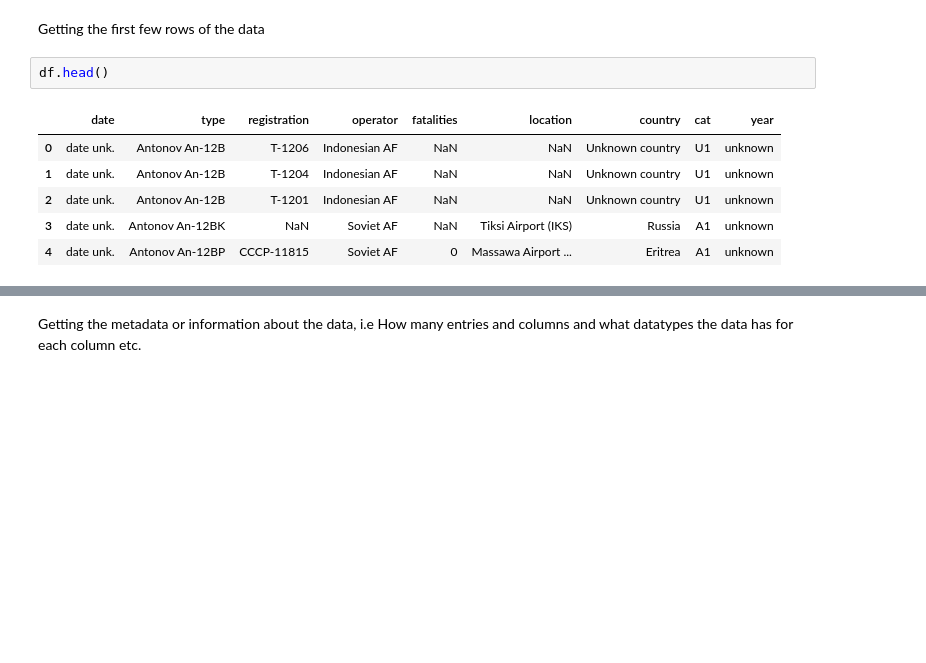
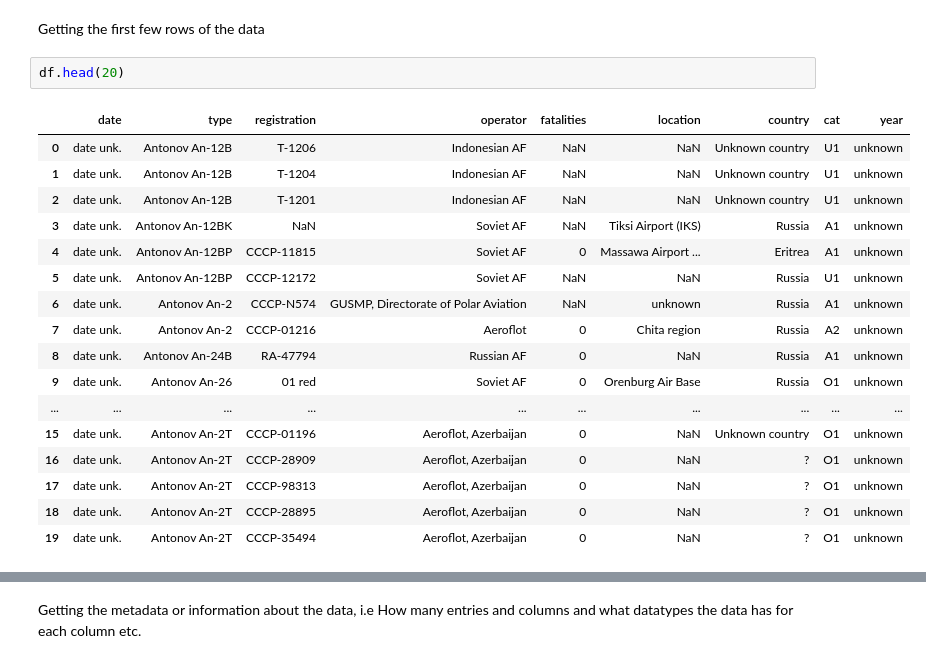
Before and after one commit to Christine-Muhoro/Phase-1-Project, a Jupyter notebook: index.ipynb, the cells around one changed output, grey strips where cells are left out. Saved outputs shown, nothing was run; the diff lists cells and outputs as text; blank space fills up the shorter version.

```diff
--- a/index.ipynb
+++ b/index.ipynb
@@ -45,11 +45,22 @@ df
 # %% [markdown]
 Getting the first few rows of the data
 # %%
-df.head()
+df.head(20)
 # %% [output]
 |  | date | type | registration | operator | fatalities | location | country | cat | year |
 | 0 | date unk. | Antonov An-12B | T-1206 | Indonesian AF | NaN | NaN | Unknown country | U1 | unknown |
 | 1 | date unk. | Antonov An-12B | T-1204 | Indonesian AF | NaN | NaN | Unknown country | U1 | unknown |
 | 2 | date unk. | Antonov An-12B | T-1201 | Indonesian AF | NaN | NaN | Unknown country | U1 | unknown |
 | 3 | date unk. | Antonov An-12BK | NaN | Soviet AF | NaN | Tiksi Airport (IKS) | Russia | A1 | unknown |
 | 4 | date unk. | Antonov An-12BP | CCCP-11815 | Soviet AF | 0 | Massawa Airport ... | Eritrea | A1 | unknown |
+| 5 | date unk. | Antonov An-12BP | CCCP-12172 | Soviet AF | NaN | NaN | Russia | U1 | unknown |
+| 6 | date unk. | Antonov An-2 | CCCP-N574 | GUSMP, Directorate of Polar Aviation | NaN | unknown | Russia | A1 | unknown |
+| 7 | date unk. | Antonov An-2 | CCCP-01216 | Aeroflot | 0 | Chita region | Russia | A2 | unknown |
+| 8 | date unk. | Antonov An-24B | RA-47794 | Russian AF | 0 | NaN | Russia | A1 | unknown |
+| 9 | date unk. | Antonov An-26 | 01 red | Soviet AF | 0 | Orenburg Air Base | Russia | O1 | unknown |
+| ... | ... | ... | ... | ... | ... | ... | ... | ... | ... |
+| 15 | date unk. | Antonov An-2T | CCCP-01196 | Aeroflot, Azerbaijan | 0 | NaN | Unknown country | O1 | unknown |
+| 16 | date unk. | Antonov An-2T | CCCP-28909 | Aeroflot, Azerbaijan | 0 | NaN | ? | O1 | unknown |
+| 17 | date unk. | Antonov An-2T | CCCP-98313 | Aeroflot, Azerbaijan | 0 | NaN | ? | O1 | unknown |
+| 18 | date unk. | Antonov An-2T | CCCP-28895 | Aeroflot, Azerbaijan | 0 | NaN | ? | O1 | unknown |
+| 19 | date unk. | Antonov An-2T | CCCP-35494 | Aeroflot, Azerbaijan | 0 | NaN | ? | O1 | unknown |
```
Also changed, not shown: parts of 59 cells of this notebook.
